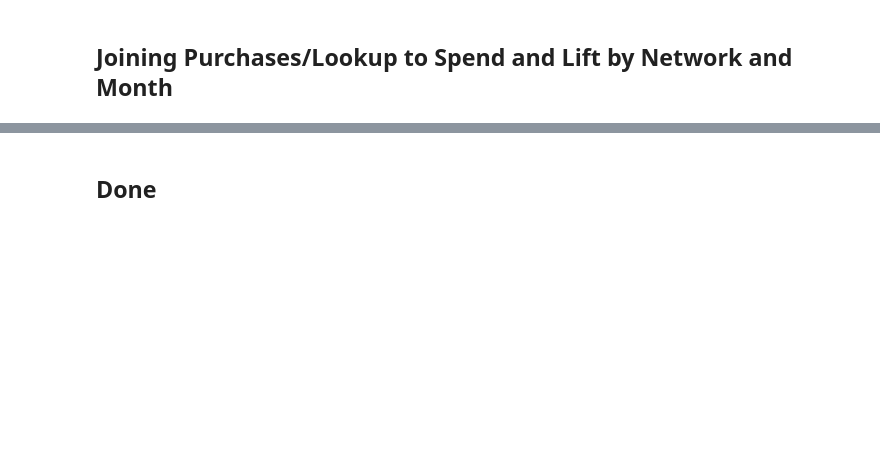
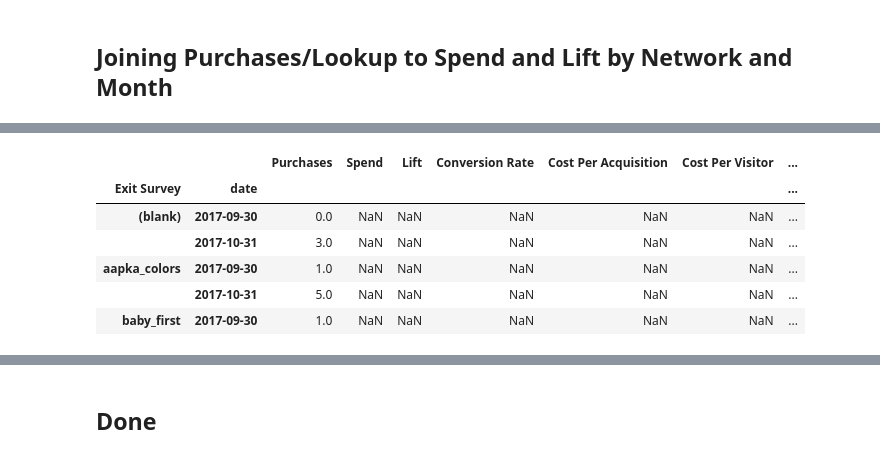
Before and after one commit to papir805/telepulse_ad_campaign_report, a Jupyter notebook: takehome_quiz_answers.ipynb, the cells around one changed output, grey strips where cells are left out. Cells and saved outputs as stored; diff of their text form; code cells hidden in the pictures; blank space fills up the shorter version.

```diff
--- a/takehome_quiz_answers.ipynb
+++ b/takehome_quiz_answers.ipynb
@@ -290,3 +284,2 @@ lookup_data.shape
 # %%
-by_month_tbl = lookup_data.merge(right=purchase_data_by_month, left_on='Exit Survey', right_on='Source', how='left').set_index(['Exit Survey', 'date'])
-by_month_tbl
+purchases_by_month_with_lookup = lookup_data.merge(right=purchase_data_by_month, left_on='Exit Survey', right_on='Source', how='left').set_index(['Exit Survey', 'date'])
@@ -297,6 +310,4 @@ by_month_tbl.shape
 # %% [markdown]
 ## Spend and Lift by Network and Month
 # %%
-# NEED TO drop Network as an index and make a column, join with purchase_grouped and keep the
-airings_spend_lift_grouped = airings_data.groupby(['Network', pd.Grouper(key='Date/Time ET', freq='M')])[['Spend', 'Lift']].agg('sum')
-airings_spend_lift_grouped
+spend_lift_by_network_month = airings_data.groupby(['Network', pd.Grouper(key='Date/Time ET', freq='M')])[['Spend', 'Lift']].agg('sum')
@@ -311,8 +324,4 @@ airings_spend_lift_grouped.reset_index().head()
 # %% [markdown]
 ## Joining Purchases/Lookup to Spend and Lift by Network and Month
 # %%
-# month_and_network_grouped = purchase_grouped.reset_index().merge(right=airings_spend_lift_grouped.reset_index(), left_on=['Airings', 'date'], right_on=['Network', 'Date/Time ET'], how='left')
-# month_and_network_grouped
-
-new_tbl = by_month_tbl.reset_index().merge(right=airings_spend_lift_grouped.reset_index(), left_on=['Airings', 'date'], right_on=['Network', 'Date/Time ET'], how='left')
-new_tbl.head()
+purchases_spend_lift_by_network_and_month = purchases_by_month_with_lookup.reset_index().merge(right=spend_lift_by_network_month.reset_index(), left_on=['Airings', 'date'], right_on=['Network', 'Date/Time ET'], how='left')
@@ -321,6 +341,2 @@ new_tbl.shape
 # %%
-# month_and_network_grouped= month_and_network_grouped.set_index(['Source', 'date']).drop(labels=['Airings', 'Network', 'Date/Time ET'], axis=1)
-# month_and_network_grouped
-
-new_tbl = new_tbl.set_index(['Exit Survey', 'date']).drop(labels=['Airings', 'Network', 'Date/Time ET', 'Source'], axis=1)
-new_tbl
+purchases_spend_lift_by_network_and_month = purchases_spend_lift_by_network_and_month.set_index(['Exit Survey', 'date']).drop(labels=['Airings', 'Network', 'Date/Time ET', 'Source'], axis=1)
@@ -331,8 +367,20 @@ print(new_tbl.to_string())
 # %%
-new_tbl['Conversion Rate'] = new_tbl['Purchases'] / new_tbl['Lift'] * 100
-new_tbl['Cost Per Acquisition'] = new_tbl['Spend'] / new_tbl['Purchases']
-new_tbl['Cost Per Visitor'] = new_tbl['Spend'] / new_tbl['Lift']
-new_tbl['Percent of Purchases'] = new_tbl['Purchases'] / sum(new_tbl['Purchases'].fillna(0)) * 100
-new_tbl['Percent of Spend'] = new_tbl['Spend'] / sum(new_tbl['Spend'].fillna(0)) * 100
-new_tbl['Percent Pur > Percent Spend'] = new_tbl['Percent of Purchases'] > new_tbl['Percent of Spend']
-new_tbl
+purchases_spend_lift_by_network_and_month['Conversion Rate'] = purchases_spend_lift_by_network_and_month['Purchases'] / purchases_spend_lift_by_network_and_month['Lift'] * 100
+
+purchases_spend_lift_by_network_and_month['Cost Per Acquisition'] = purchases_spend_lift_by_network_and_month['Spend'] / purchases_spend_lift_by_network_and_month['Purchases']
+
+purchases_spend_lift_by_network_and_month['Cost Per Visitor'] = purchases_spend_lift_by_network_and_month['Spend'] / purchases_spend_lift_by_network_and_month['Lift']
+
+purchases_spend_lift_by_network_and_month['Percent of Purchases'] = purchases_spend_lift_by_network_and_month['Purchases'] / sum(purchases_spend_lift_by_network_and_month['Purchases'].fillna(0)) * 100
+
+purchases_spend_lift_by_network_and_month['Percent of Spend'] = purchases_spend_lift_by_network_and_month['Spend'] / sum(purchases_spend_lift_by_network_and_month['Spend'].fillna(0)) * 100
+
+purchases_spend_lift_by_network_and_month['Percent Pur > Percent Spend'] = purchases_spend_lift_by_network_and_month['Percent of Purchases'] > purchases_spend_lift_by_network_and_month['Percent of Spend']
+# %% [output]
+|  |  | Purchases | Spend | Lift | Conversion Rate | Cost Per Acquisition | Cost Per Visitor | ... |
+| Exit Survey | date |  |  |  |  |  |  | ... |
+| (blank) | 2017-09-30 | 0.0 | NaN | NaN | NaN | NaN | NaN | ... |
+|  | 2017-10-31 | 3.0 | NaN | NaN | NaN | NaN | NaN | ... |
+| aapka_colors | 2017-09-30 | 1.0 | NaN | NaN | NaN | NaN | NaN | ... |
+|  | 2017-10-31 | 5.0 | NaN | NaN | NaN | NaN | NaN | ... |
+| baby_first | 2017-09-30 | 1.0 | NaN | NaN | NaN | NaN | NaN | ... |
```
Also changed, not shown: parts of 58 cells of this notebook, 2 other files.
